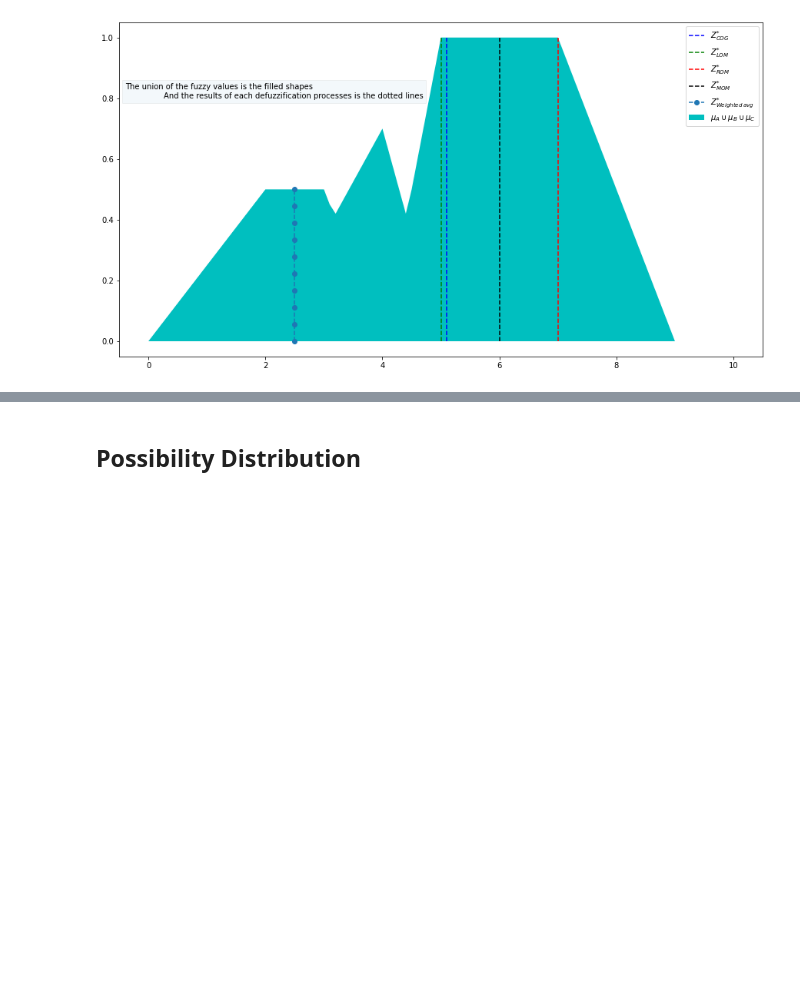
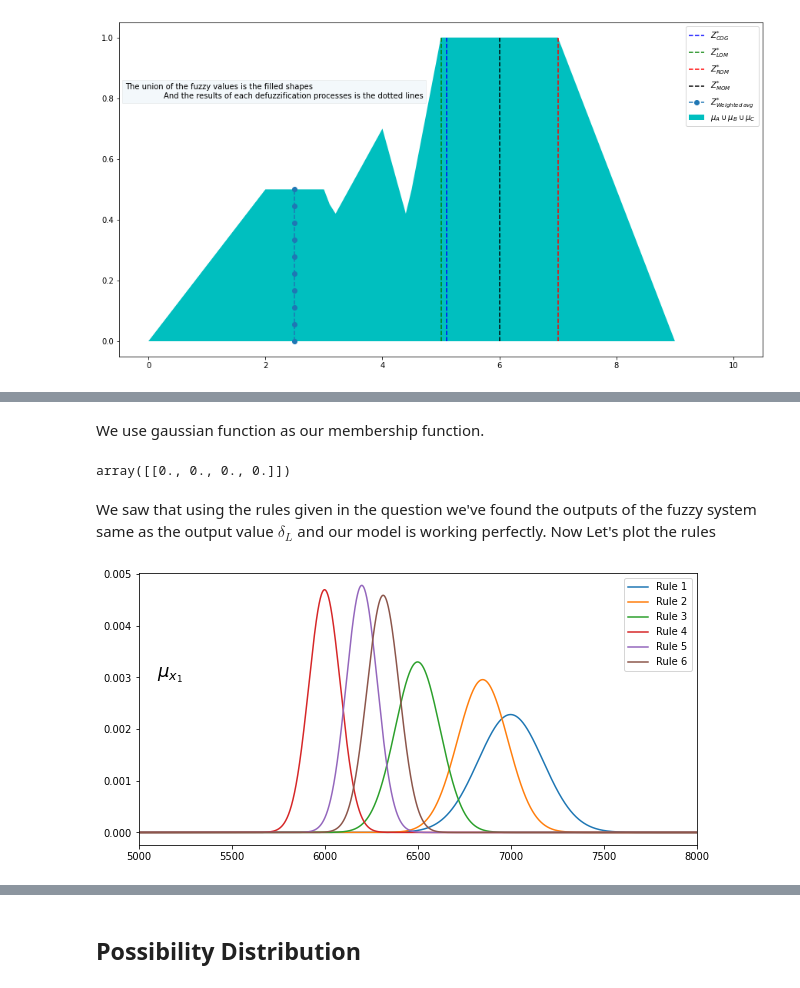
Before and after one commit to amindadgar/Fuzzy-Systems, a Jupyter notebook: HW3/Answers/main.ipynb, the cells around one changed output, grey strips where cells are left out. Drawn from its saved outputs; the diff is of its cells as text; code cells hidden in the pictures; blank space fills up the shorter version.

Commit message:
Question 7 answer added!

```diff
--- a/HW3/Answers/main.ipynb
+++ b/HW3/Answers/main.ipynb
@@ -655,0 +661,9 @@ plt.show()
+# %%
+## initilize the dataset
+dataset = pd.DataFrame(data=[
+    [6800, 6834, 1.23e-2],
+    [6500, 6492, 1.02e-2],
+    [6900, 6950, 1.34e-2],
+    [6875, 6700, 1.31e-2]
+    ], columns=['x1', 'x2', 'delta_l'],)
+dataset
@@ -655,0 +694,2 @@ plt.show()
+# %% [markdown]
+We use gaussian function as our membership function.
@@ -655,0 +762,44 @@ plt.show()
+# %%
+Y_data = dataset[['delta_l']].values
+# %%
+X_data = dataset[['x1', 'x2']].values
+Sigma = np.array([sigma1, sigma2]).T
+V = parameters[['c1', 'c2']].values
+
+f_Y = []
+for i in range(len(X_data)):
+    y_predicted = CM_function(X_data[i], A= Y_data[i], B=[1], V=V, sigma=Sigma)
+    f_Y.append(y_predicted)
+# %%
+f_Y - Y_data.T
+# %% [output]
+array([[0., 0., 0., 0.]])
+# %% [markdown]
+We saw that using the rules given in the question we've found the outputs of the fuzzy system same as the output value $\delta_L$ and our model is working perfectly. Now Let's plot the rules
+# %%
+X = np.linspace(2000, 10000, 80000)
+
+rules_count = 6
+
+## initilize a value for y rules plot
+Y_rule_X1 = []
+Y_rule_X2 = []
+
+for i in range(0, rules_count):
+    Y = gaussian(X, Sigma[i,0], V[i, 0])
+    Y_rule_X1.append(Y)
+
+    Y = gaussian(X, Sigma[i,1], V[i, 1])
+    Y_rule_X2.append(Y)
+# %%
+plt.figure(figsize=(10, 5))
+
+## plot mu_X1
+for i in range(0, rules_count):
+    plt.plot(X, Y_rule_X1[i])
+plt.legend(['Rule 1', 'Rule 2','Rule 3','Rule 4','Rule 5','Rule 6',])
+plt.xlim((5000, 8000))
+plt.text(5100, 0.003, '$\mu_{x_1}$', fontsize=18)
+plt.show()
+# %% [output]
+[figure, added]
```
Also changed, not shown: parts of 10 cells of this notebook.
